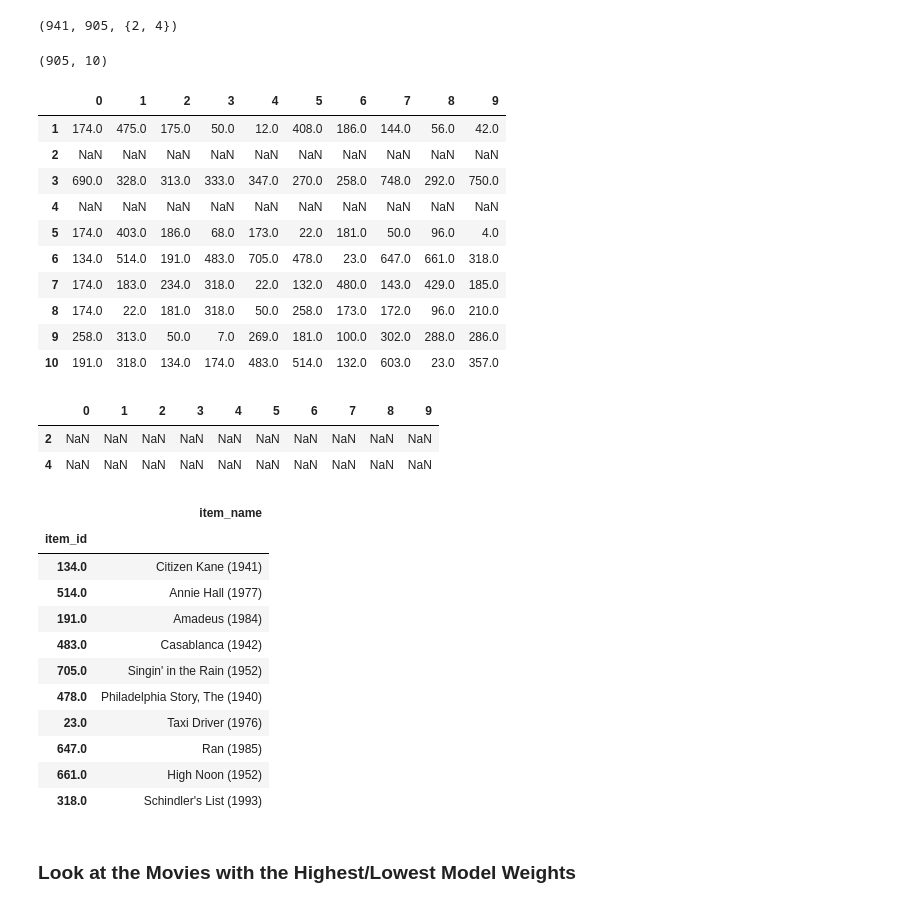
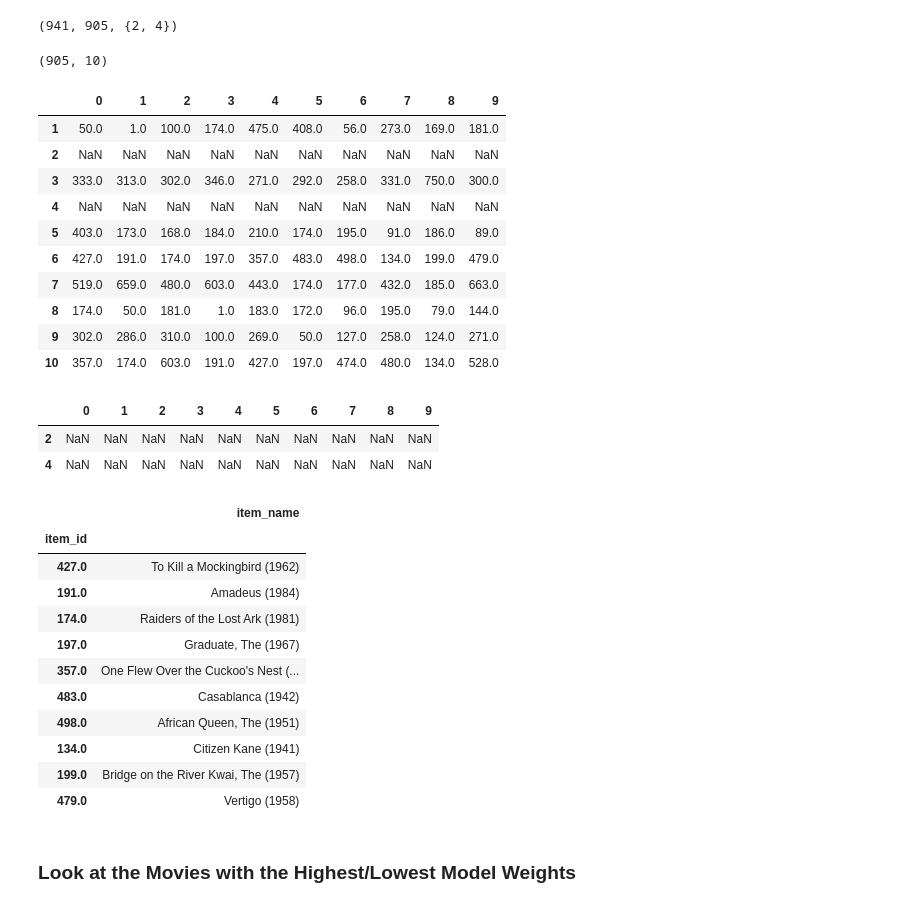
Before and after one commit to etlundquist/rankfm, a Jupyter notebook: notebooks/movielens-example.ipynb, the cells around one changed output. Saved outputs shown, nothing was run; the diff lists cells and outputs as text; code cells hidden in the pictures.

Commit message:
list comp bug

```diff
--- a/notebooks/movielens-example.ipynb
+++ b/notebooks/movielens-example.ipynb
@@ -338,22 +328,22 @@ len(train_users), len(valid_users), cold_start_users
 # %% [output]
 (941, 905, {2, 4})
 # %%
-recommendations = model.recommend_for_users(test_users, n_items=10, cold_start='nan')
+recommendations = model.recommend_for_users(valid_users, n_items=10, filter_previous=True, cold_start='nan')
 print(recommendations.shape)
 recommendations.head(10)
 # %% [output]
 (905, 10)
 |  | 0 | 1 | 2 | 3 | 4 | 5 | 6 | 7 | 8 | 9 |
-| 1 | 174.0 | 475.0 | 175.0 | 50.0 | 12.0 | 408.0 | 186.0 | 144.0 | 56.0 | 42.0 |
+| 1 | 50.0 | 1.0 | 100.0 | 174.0 | 475.0 | 408.0 | 56.0 | 273.0 | 169.0 | 181.0 |
 | 2 | NaN | NaN | NaN | NaN | NaN | NaN | NaN | NaN | NaN | NaN |
-| 3 | 690.0 | 328.0 | 313.0 | 333.0 | 347.0 | 270.0 | 258.0 | 748.0 | 292.0 | 750.0 |
+| 3 | 333.0 | 313.0 | 302.0 | 346.0 | 271.0 | 292.0 | 258.0 | 331.0 | 750.0 | 300.0 |
 | 4 | NaN | NaN | NaN | NaN | NaN | NaN | NaN | NaN | NaN | NaN |
-| 5 | 174.0 | 403.0 | 186.0 | 68.0 | 173.0 | 22.0 | 181.0 | 50.0 | 96.0 | 4.0 |
-| 6 | 134.0 | 514.0 | 191.0 | 483.0 | 705.0 | 478.0 | 23.0 | 647.0 | 661.0 | 318.0 |
-| 7 | 174.0 | 183.0 | 234.0 | 318.0 | 22.0 | 132.0 | 480.0 | 143.0 | 429.0 | 185.0 |
-| 8 | 174.0 | 22.0 | 181.0 | 318.0 | 50.0 | 258.0 | 173.0 | 172.0 | 96.0 | 210.0 |
-| 9 | 258.0 | 313.0 | 50.0 | 7.0 | 269.0 | 181.0 | 100.0 | 302.0 | 288.0 | 286.0 |
-| 10 | 191.0 | 318.0 | 134.0 | 174.0 | 483.0 | 514.0 | 132.0 | 603.0 | 23.0 | 357.0 |
+| 5 | 403.0 | 173.0 | 168.0 | 184.0 | 210.0 | 174.0 | 195.0 | 91.0 | 186.0 | 89.0 |
+| 6 | 427.0 | 191.0 | 174.0 | 197.0 | 357.0 | 483.0 | 498.0 | 134.0 | 199.0 | 479.0 |
+| 7 | 519.0 | 659.0 | 480.0 | 603.0 | 443.0 | 174.0 | 177.0 | 432.0 | 185.0 | 663.0 |
+| 8 | 174.0 | 50.0 | 181.0 | 1.0 | 183.0 | 172.0 | 96.0 | 195.0 | 79.0 | 144.0 |
+| 9 | 302.0 | 286.0 | 310.0 | 100.0 | 269.0 | 50.0 | 127.0 | 258.0 | 124.0 | 271.0 |
+| 10 | 357.0 | 174.0 | 603.0 | 191.0 | 427.0 | 197.0 | 474.0 | 480.0 | 134.0 | 528.0 |
 # %%
 recommendations[recommendations.isnull().any(axis=1)]
 # %% [output]
@@ -368,16 +358,16 @@ user_item_names
 # %% [output]
 |  | item_name |
 | item_id |  |
+| 427.0 | To Kill a Mockingbird (1962) |
+| 191.0 | Amadeus (1984) |
+| 174.0 | Raiders of the Lost Ark (1981) |
+| 197.0 | Graduate, The (1967) |
+| 357.0 | One Flew Over the Cuckoo's Nest (... |
+| 483.0 | Casablanca (1942) |
+| 498.0 | African Queen, The (1951) |
 | 134.0 | Citizen Kane (1941) |
-| 514.0 | Annie Hall (1977) |
-| 191.0 | Amadeus (1984) |
-| 483.0 | Casablanca (1942) |
-| 705.0 | Singin' in the Rain (1952) |
-| 478.0 | Philadelphia Story, The (1940) |
-| 23.0 | Taxi Driver (1976) |
-| 647.0 | Ran (1985) |
-| 661.0 | High Noon (1952) |
-| 318.0 | Schindler's List (1993) |
+| 199.0 | Bridge on the River Kwai, The (1957) |
+| 479.0 | Vertigo (1958) |
 # %% [markdown]
 ### Look at the Movies with the Highest/Lowest Model Weights
 # %%
```
Also changed, not shown: parts of 7 cells of this notebook, 1 other file.
